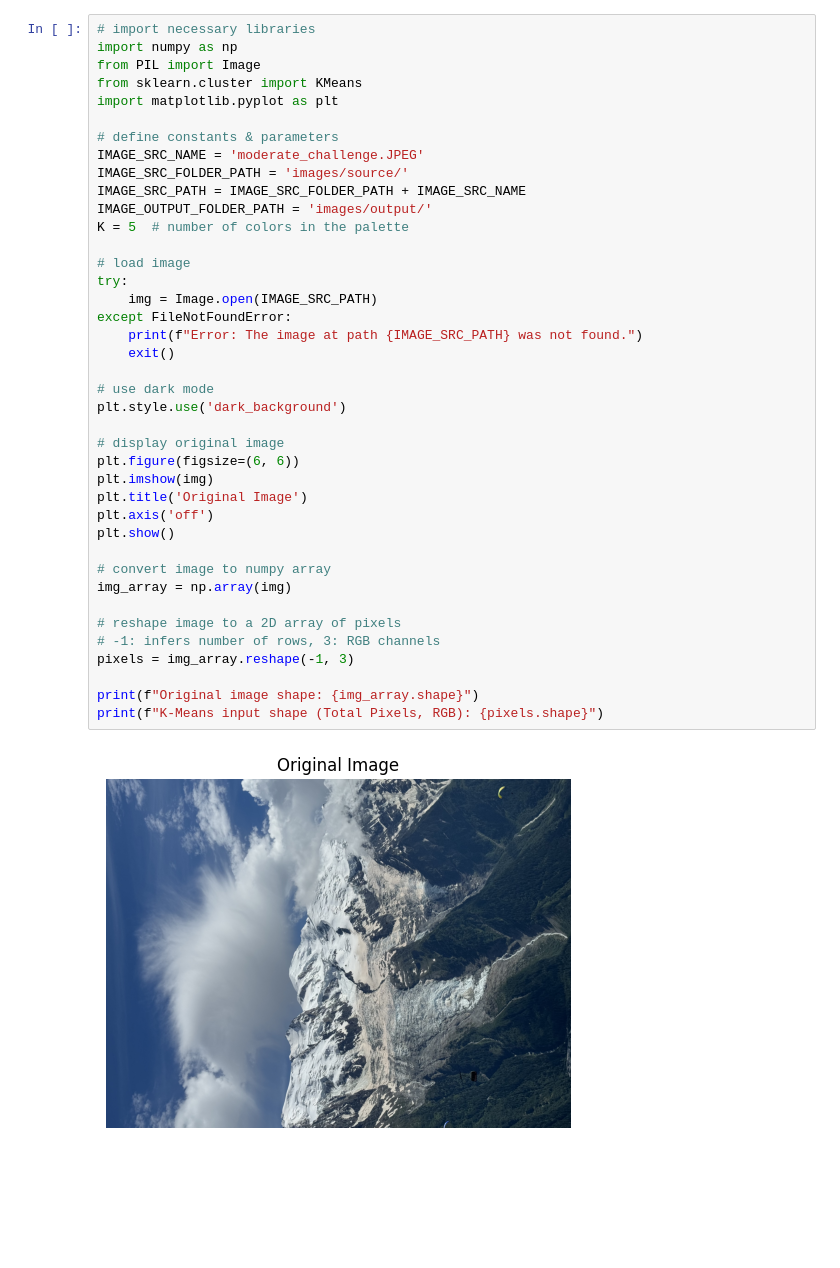
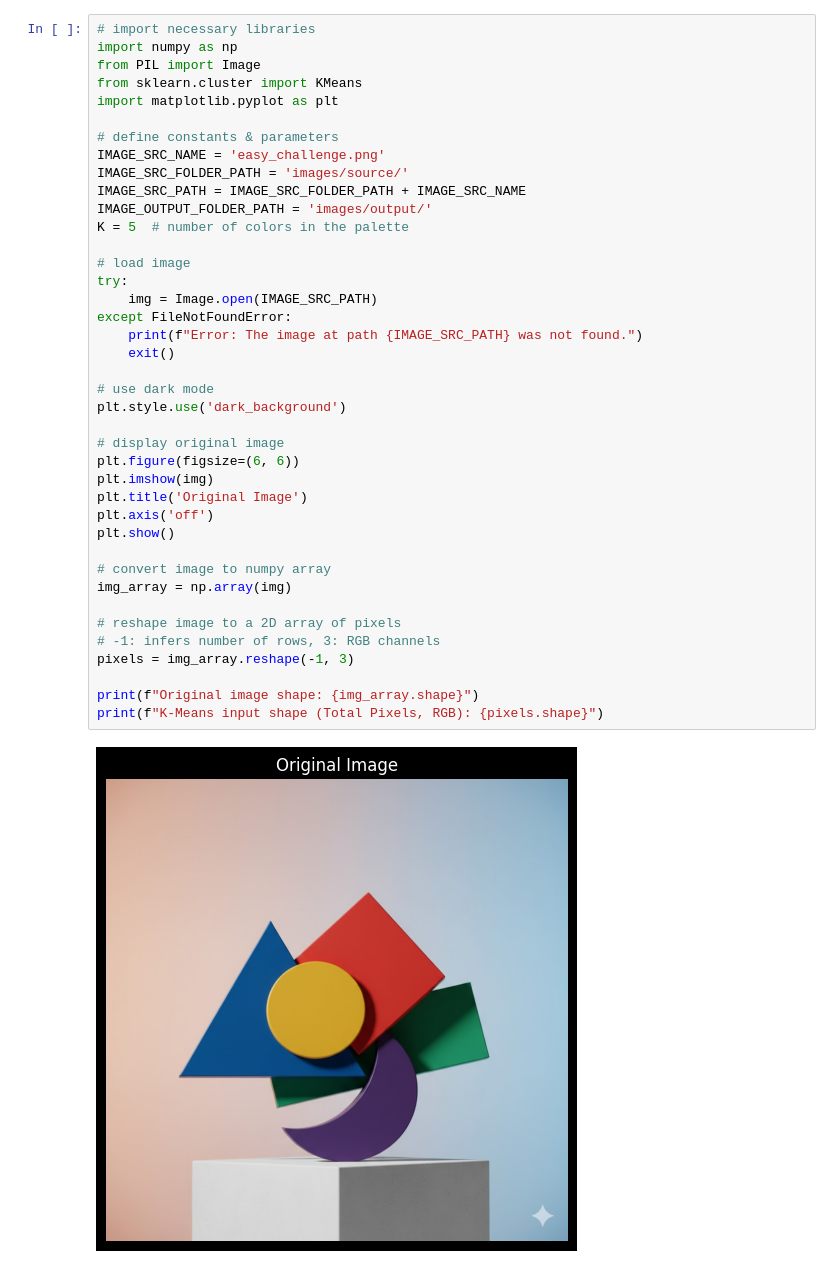
Before and after one commit to drew-1618/K-Means_image_palette_extractor, a Jupyter notebook: palette-extractor.ipynb, the cells around one changed output. Drawn from its saved outputs; the diff is of its cells as text; blank space fills up the shorter version.

```diff
--- a/palette-extractor.ipynb
+++ b/palette-extractor.ipynb
@@ -6,37 +6,37 @@ from sklearn.cluster import KMeans
 import matplotlib.pyplot as plt
 
 # define constants & parameters
-IMAGE_SRC_NAME = 'moderate_challenge.JPEG'
+IMAGE_SRC_NAME = 'easy_challenge.png'
 IMAGE_SRC_FOLDER_PATH = 'images/source/'
 IMAGE_SRC_PATH = IMAGE_SRC_FOLDER_PATH + IMAGE_SRC_NAME
 IMAGE_OUTPUT_FOLDER_PATH = 'images/output/'
 K = 5  # number of colors in the palette
 
 # load image
 try:
     img = Image.open(IMAGE_SRC_PATH)
 except FileNotFoundError:
     print(f"Error: The image at path {IMAGE_SRC_PATH} was not found.")
     exit()
 
 # use dark mode
 plt.style.use('dark_background')
 
 # display original image
 plt.figure(figsize=(6, 6))
 plt.imshow(img)
 plt.title('Original Image')
 plt.axis('off')
 plt.show()
 
 # convert image to numpy array
 img_array = np.array(img)
 
 # reshape image to a 2D array of pixels
 # -1: infers number of rows, 3: RGB channels
 pixels = img_array.reshape(-1, 3)
 
 print(f"Original image shape: {img_array.shape}")
 print(f"K-Means input shape (Total Pixels, RGB): {pixels.shape}")
 # %% [output]
-[figure, old version]
+[figure, new version]
```
Also changed, not shown: parts of 3 cells of this notebook.
